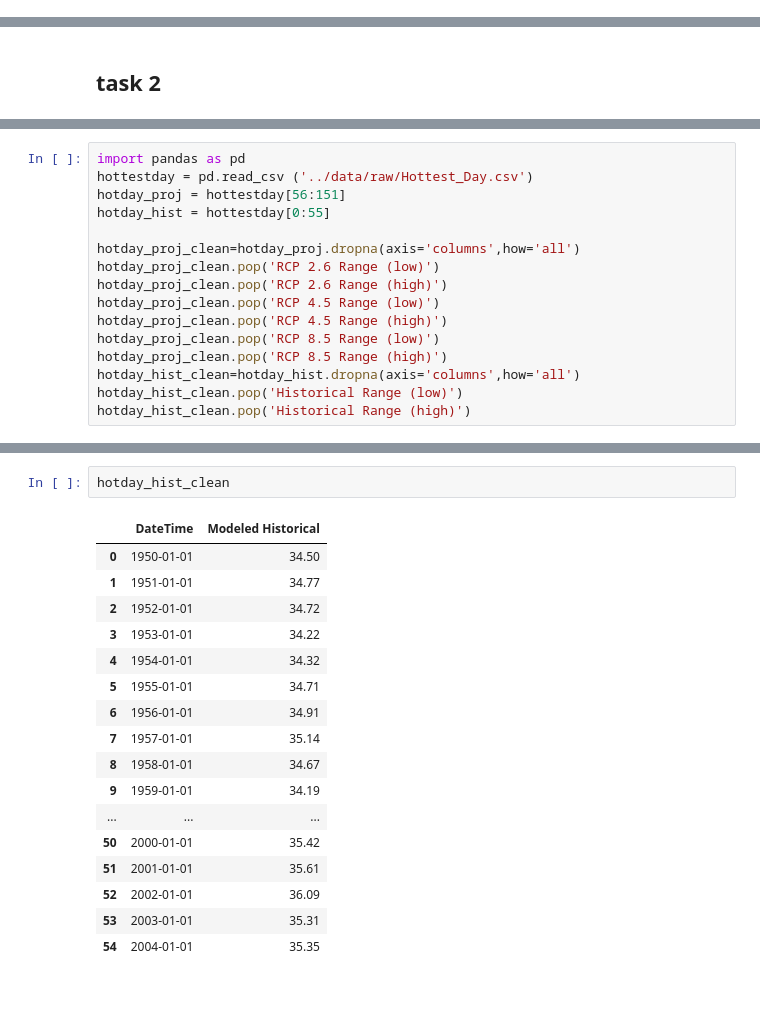
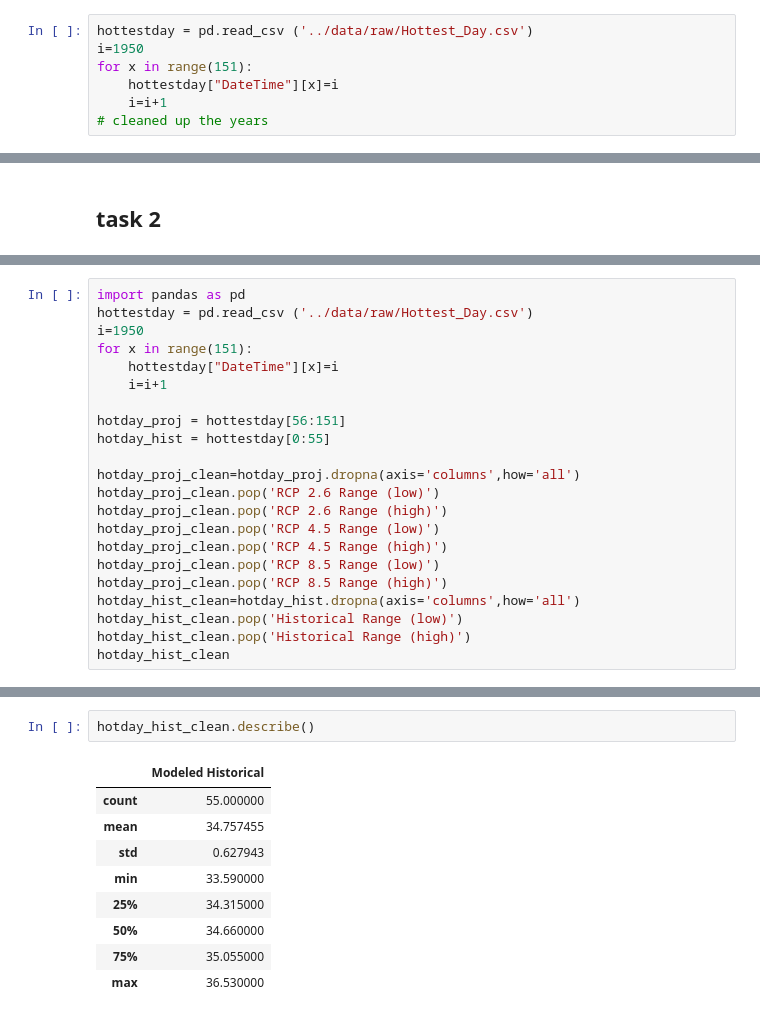
Before and after one commit to data301-2021-winter1/project-group70-project, a Jupyter notebook: notebooks/analysis3.ipynb, the cells around one changed output, grey strips where cells are left out. Cells and saved outputs as stored; diff of their text form.

```diff
--- a/notebooks/analysis3.ipynb
+++ b/notebooks/analysis3.ipynb
@@ -25,0 +8,7 @@ hottestday
+# %%
+hottestday = pd.read_csv ('../data/raw/Hottest_Day.csv')
+i=1950
+for x in range(151):
+    hottestday["DateTime"][x]=i
+    i=i+1
+# cleaned up the years
@@ -90,6 +92,11 @@ hottestday.plot(kind='line', x='DateTime', y='RCP 2.6 Median')
 # %%
 import pandas as pd
 hottestday = pd.read_csv ('../data/raw/Hottest_Day.csv')
+i=1950
+for x in range(151):
+    hottestday["DateTime"][x]=i
+    i=i+1
+
 hotday_proj = hottestday[56:151]
 hotday_hist = hottestday[0:55]
 
@@ -103,4 +110,5 @@ hotday_proj_clean.pop('RCP 8.5 Range (high)')
 hotday_hist_clean=hotday_hist.dropna(axis='columns',how='all')
 hotday_hist_clean.pop('Historical Range (low)')
 hotday_hist_clean.pop('Historical Range (high)')
+hotday_hist_clean
 # %% [output]
@@ -139,21 +151,13 @@ hotday_proj_clean
 95 rows × 4 columns
 # %%
-hotday_hist_clean
+hotday_hist_clean.describe()
 # %% [output]
-|  | DateTime | Modeled Historical |
-| 0 | 1950-01-01 | 34.50 |
-| 1 | 1951-01-01 | 34.77 |
-| 2 | 1952-01-01 | 34.72 |
-| 3 | 1953-01-01 | 34.22 |
-| 4 | 1954-01-01 | 34.32 |
-| 5 | 1955-01-01 | 34.71 |
-| 6 | 1956-01-01 | 34.91 |
-| 7 | 1957-01-01 | 35.14 |
-| 8 | 1958-01-01 | 34.67 |
-| 9 | 1959-01-01 | 34.19 |
-| ... | ... | ... |
-| 50 | 2000-01-01 | 35.42 |
-| 51 | 2001-01-01 | 35.61 |
-| 52 | 2002-01-01 | 36.09 |
-| 53 | 2003-01-01 | 35.31 |
-| 54 | 2004-01-01 | 35.35 |
+|  | Modeled Historical |
+| count | 55.000000 |
+| mean | 34.757455 |
+| std | 0.627943 |
+| min | 33.590000 |
+| 25% | 34.315000 |
+| 50% | 34.660000 |
+| 75% | 35.055000 |
+| max | 36.530000 |
```
Also changed, not shown: parts of 20 cells of this notebook.
